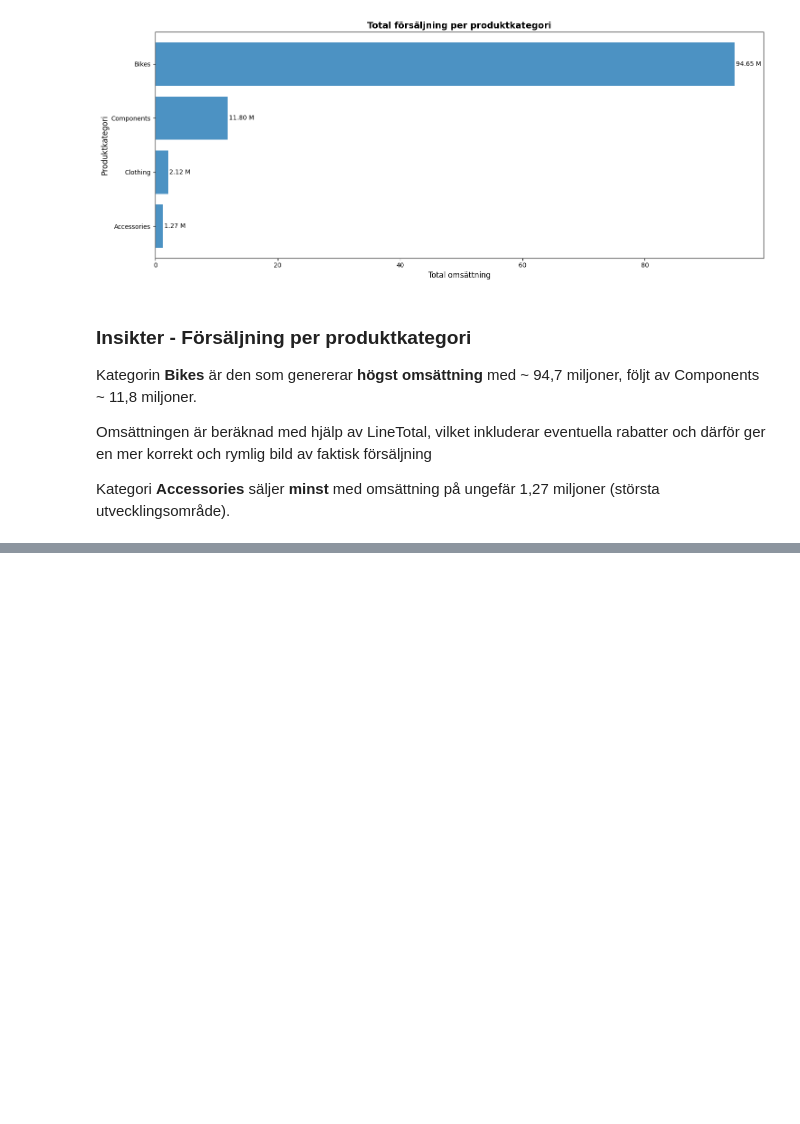
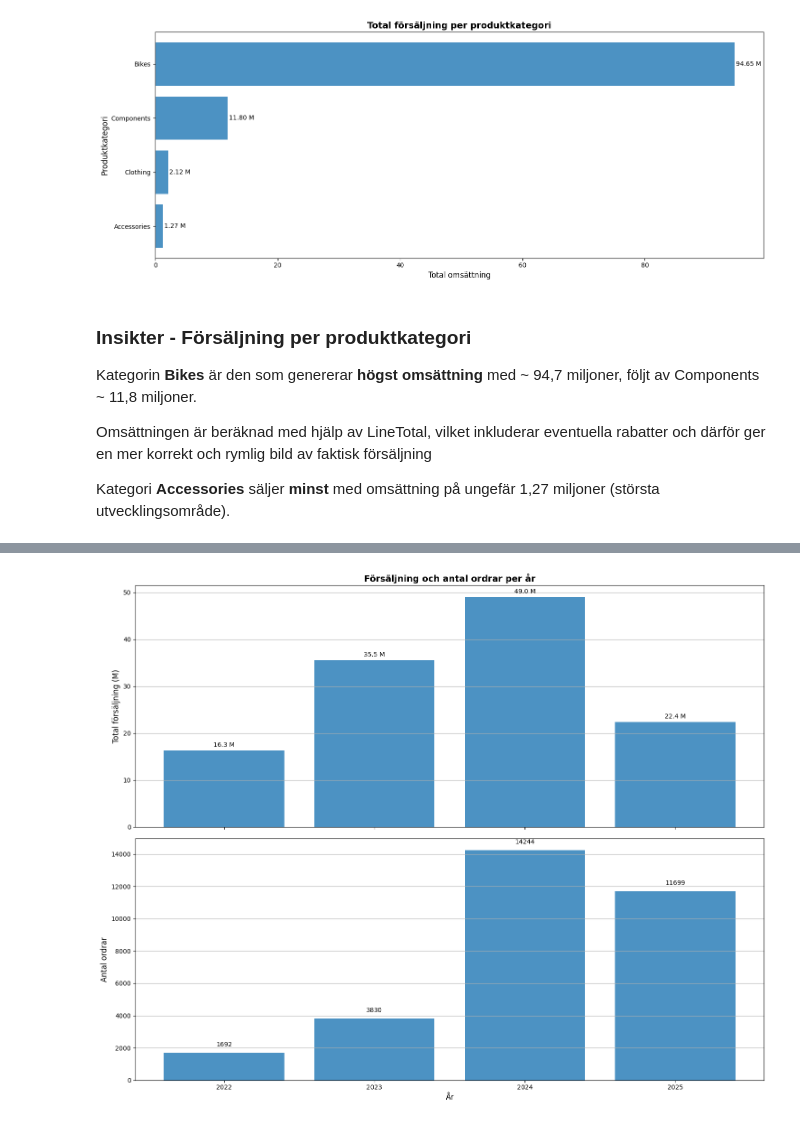
Before and after one commit to KataBeh/adventureworks-analys, a Jupyter notebook: notebooks/analys.ipynb, the cells around one changed output, grey strips where cells are left out. Saved outputs shown, nothing was run; the diff lists cells and outputs as text; code cells hidden in the pictures; blank space fills up the shorter version.

```diff
--- a/notebooks/analys.ipynb
+++ b/notebooks/analys.ipynb
@@ -229,0 +248,56 @@ plt.show()
+# %%
+query_vis4 = """
+SELECT
+    YEAR(OrderDate) AS OrderYear,
+    CAST(SUM(TotalDue) AS decimal(18,2)) AS TotalSales,
+    COUNT(SalesOrderID) AS AntalOrdar
+FROM Sales.SalesOrderHeader
+GROUP BY
+    YEAR(OrderDate)
+ORDER BY
+    OrderYear ASC;
+"""
+
+df_vis4 = query_df(query_vis4)
+# %%
+take = df_vis4[['OrderYear', 'TotalSales', 'AntalOrdar']].dropna().copy().sort_values("OrderYear")
+take['TotalSales_M'] = take['TotalSales'] / 1_000_000
+
+fig, (ax1, ax2) = plt.subplots(2, 1, figsize= (15, 12), sharex = True)
+
+bars_sales = ax1.bar(take['OrderYear'], take['TotalSales_M'], alpha = 0.8)
+ax1.set_title('Försäljning och antal ordrar per år', fontsize= 14, fontweight= 'bold')
+ax1.set_ylabel('Total försäljning (M)', fontsize = 12)
+ax1.grid(True,axis="y")
+
+for b in bars_sales:
+    ax1.text(
+        b.get_x() + b.get_width()/ 2,
+        b.get_height() + 0.5,
+        f'{b.get_height():.1f} M',
+        ha = 'center',
+        va = 'bottom',
+        fontsize = 10
+    )
+
+bars_orders = ax2.bar(take['OrderYear'], take['AntalOrdar'], alpha = 0.8)
+ax2.set_ylabel('Antal ordrar', fontsize= 12)
+ax2.set_xlabel('År', fontsize = 12)
+ax2.grid(True,axis="y")
+
+for b in bars_orders:
+    ax2.text(
+        b.get_x() + b.get_width()/ 2,
+        b.get_height() + 300,
+        f'{int(b.get_height())}',
+        ha = 'center',
+        va = 'bottom',
+        fontsize = 10
+    )
+
+ax2.set_xticks(take['OrderYear'])
+
+plt.tight_layout()
+plt.show()
+# %% [output]
+[figure, added]
```
Also changed, not shown: parts of 5 cells of this notebook, 1 other file.
